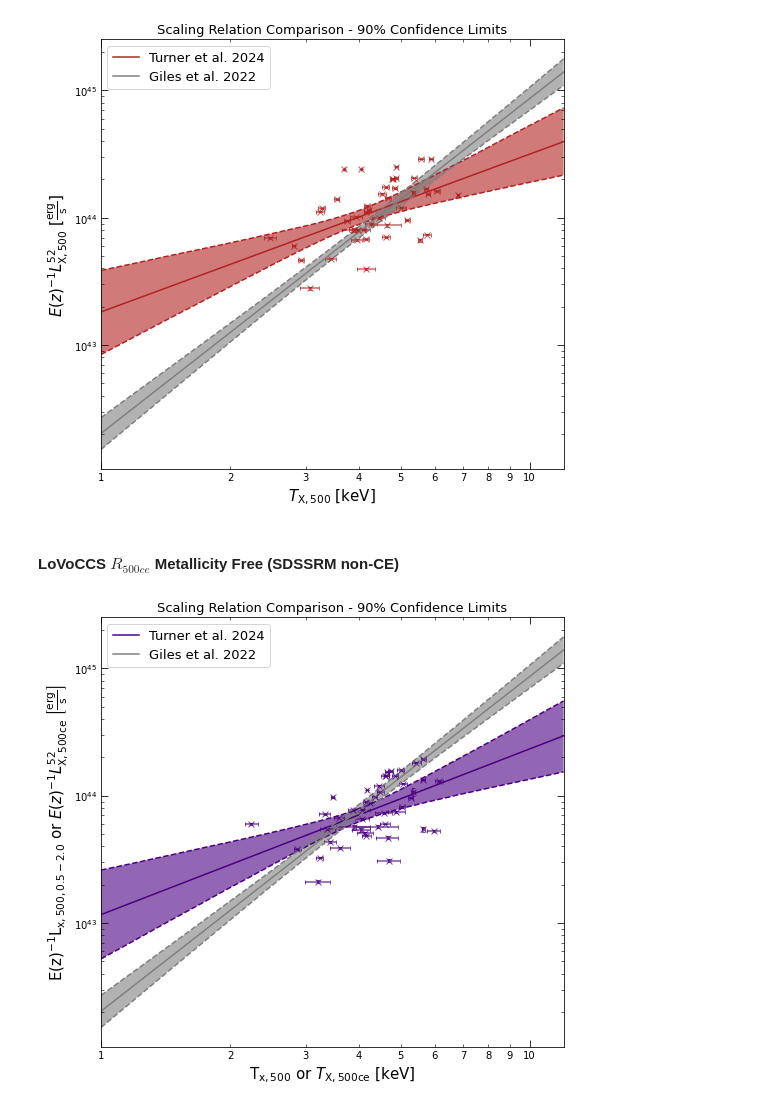
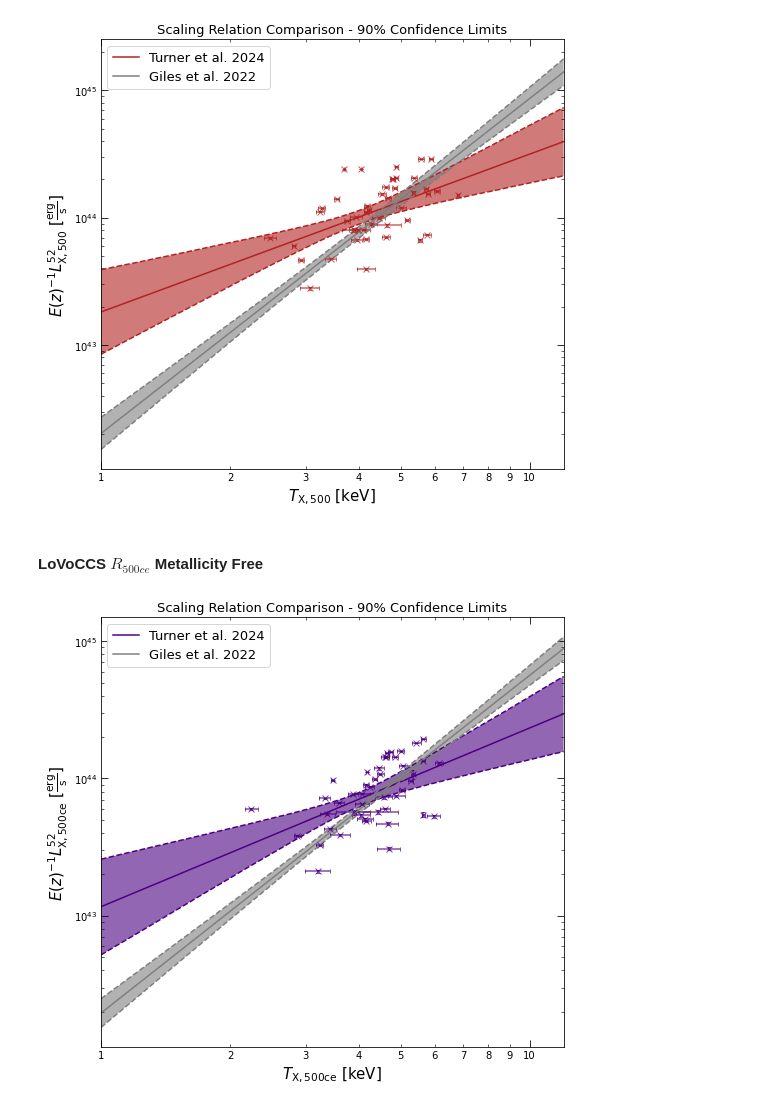
Before and after one commit to LoVoCCS/X-LoVoCCS-Analyses, a Jupyter notebook: notebooks/scaling_relations/luminosity_temperature.ipynb, the cells around one changed output. Drawn from its saved outputs; the diff is of its cells as text; code cells hidden in the pictures.

Commit message:
Made sure to use the SDSSRM ce scaling relation for comparison to ce results

```diff
--- a/notebooks/scaling_relations/luminosity_temperature.ipynb
+++ b/notebooks/scaling_relations/luminosity_temperature.ipynb
@@ -408,11 +411,11 @@ y_lab = lx52_tx_r500_metfree.y_name + r" [$\frac{\rm{erg}}{\rm{s}}$]"
 # %% [output]
 [figure]
 # %% [markdown]
-#### LoVoCCS $R_{500ce}$  Metallicity Free (SDSSRM non-CE)
+#### LoVoCCS $R_{500ce}$  Metallicity Free
 # %%
-# x_lab = lx52_tx_r500_metfree.x_name + " [keV]"
-# y_lab = lx52_tx_r500_metfree.y_name + r" [$\frac{\rm{erg}}{\rm{s}}$]"
-(lx52_tx_r500ce_metfree + xcs_sdss_r500_52).view(figsize=(7.5, 7), custom_x_label=None, custom_y_label=None,
+x_lab = lx52_tx_r500ce_metfree.x_name + " [keV]"
+y_lab = lx52_tx_r500ce_metfree.y_name + r" [$\frac{\rm{erg}}{\rm{s}}$]"
+(lx52_tx_r500ce_metfree + xcs_sdss_r500ce_52).view(figsize=(7.5, 7), custom_x_label=x_lab, custom_y_label=y_lab,
                                                  save_path=fig_pth+"lx52_tx_r500ce_metfree+sdssrm.pdf")
 # %% [output]
-[figure, old version]
+[figure, new version]
```
Also changed, not shown: parts of 4 cells of this notebook, 1 other file.
